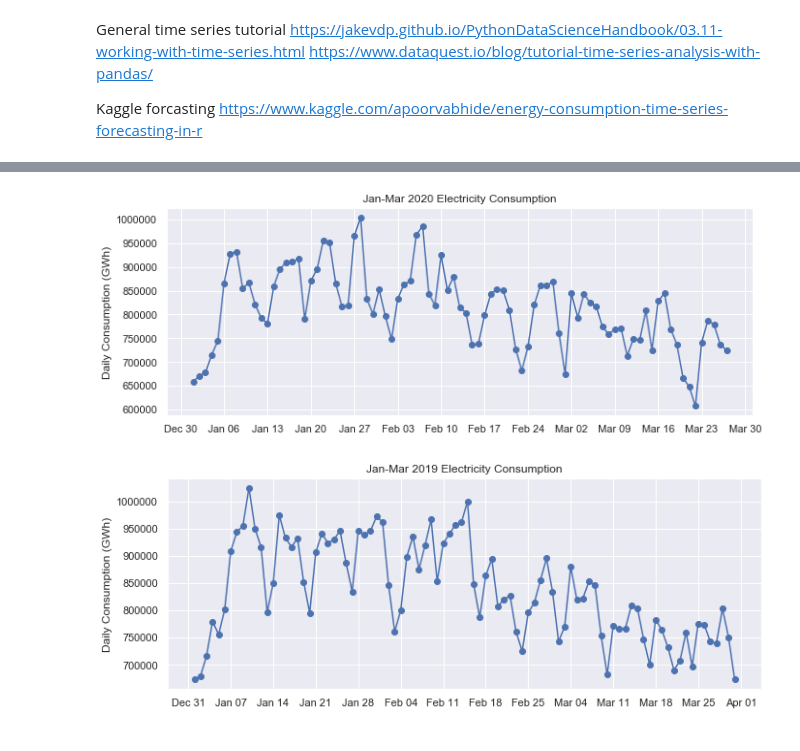
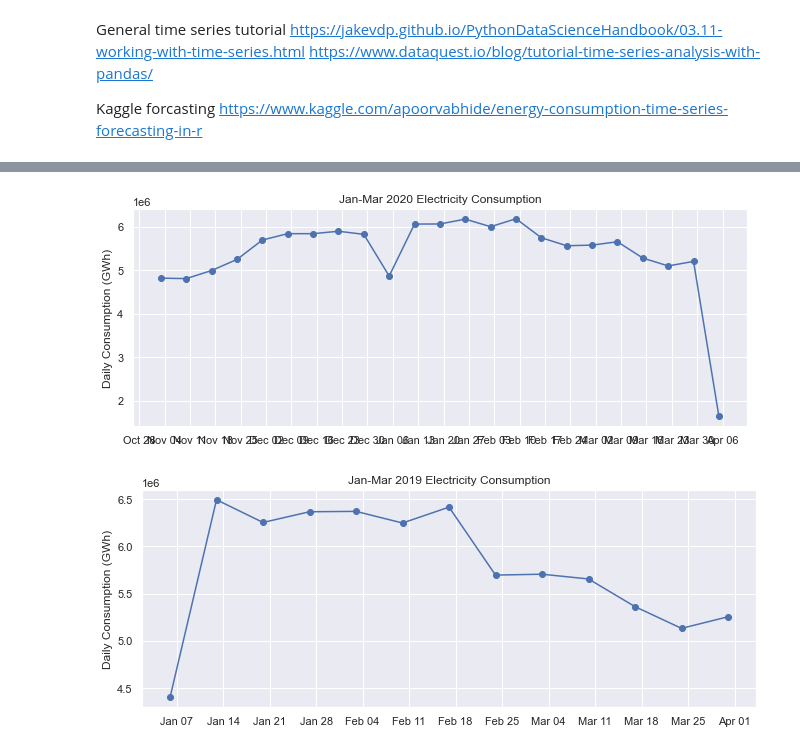
Before and after one commit to pikoala/covid, a Jupyter notebook: tepco.ipynb, the cells around one changed output, grey strips where cells are left out. Cells and saved outputs as stored; diff of their text form; code cells hidden in the pictures.

```diff
--- a/tepco.ipynb
+++ b/tepco.ipynb
@@ -64,9 +66,10 @@ df['year']= df.index.year
 # %%
 sns.set(rc={'figure.figsize':(11, 4)})
 df.head()
-daily = df.resample('D').sum()
-df.loc['2019-03-01':'2019-03-30', 'demand']
-df19=df.loc['2019-03-01':'2019-03-30', 'demand']
-df20=df.loc['2020-03-01':'2020-03-30', 'demand']
-df20
+daily = df.loc['2019-01-01':'2020-03-31'].resample('W').sum()
+df.loc['2019-03-01':'2020-04-02', 'demand']
+df19=df.loc['2019-03-01': '2019-04-02', 'demand']
+df20=df.loc['2020-03-01': '2020-04-02', 'demand']
+daily.tail()
+daily.resample('D').sum()
 # %% [output]
@@ -86,14 +116,14 @@ Name: demand, Length: 648, dtype: int64
 # %%
 fig, ax = plt.subplots()
-ax.plot(daily.loc['2020-01-01':'2020-03-31', 'demand'], marker='o', linestyle='-')
+ax.plot(daily.loc['2019-11-01':'2020-04-30', 'demand'], marker='o', linestyle='-')
 ax.set_ylabel('Daily Consumption (GWh)')
 ax.set_title('Jan-Mar 2020 Electricity Consumption')
 # Set x-axis major ticks to weekly interval, on Mondays
 ax.xaxis.set_major_locator(mdates.WeekdayLocator(byweekday=mdates.MONDAY))
 # Format x-tick labels as 3-letter month name and day number
 ax.xaxis.set_major_formatter(mdates.DateFormatter('%b %d'));
 # %% [output]
-[figure, old version]
+[figure, new version]
 # %%
 # ax = df.loc['2019', 'demand'].plot()
 # ax.set_ylabel('Daily Consumption (MWh)');
@@ -107,7 +137,7 @@ ax.xaxis.set_major_locator(mdates.WeekdayLocator(byweekday=mdates.MONDAY))
 # Format x-tick labels as 3-letter month name and day number
 ax.xaxis.set_major_formatter(mdates.DateFormatter('%b %d'));
 # %% [output]
-[figure, old version]
+[figure, new version]
 # %%
 df19=df.loc['2019-03-01':'2019-03-30', 'demand']
 df20=df.loc['2020-03-01':'2020-03-30', 'demand']
```
Also changed, not shown: parts of 7 cells of this notebook.
